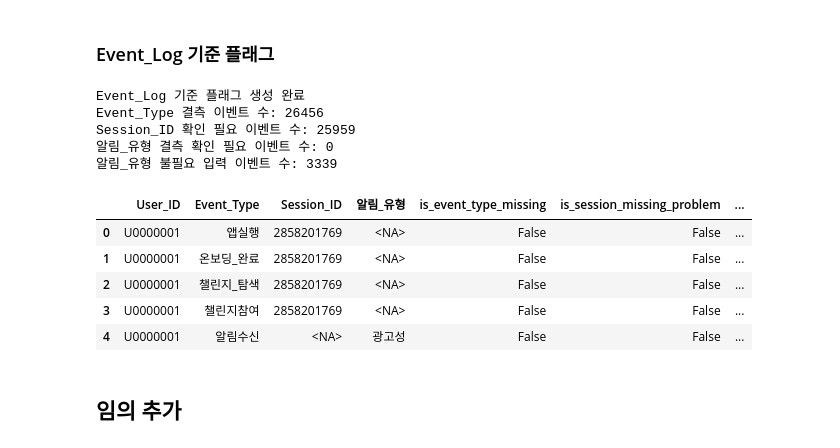
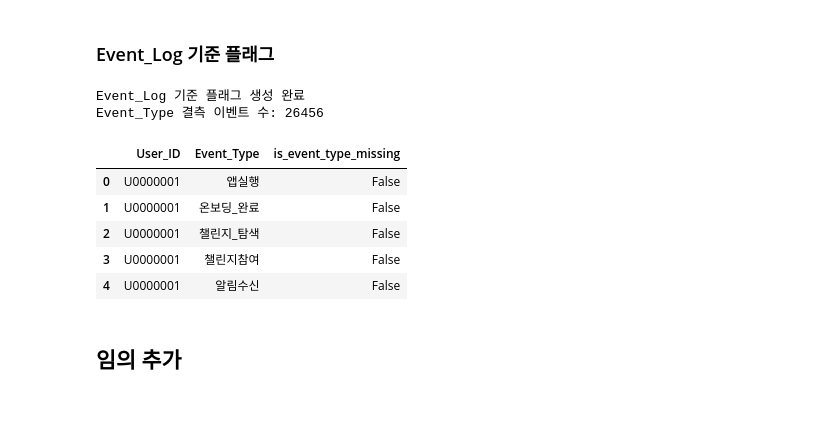
Before and after one commit to leegolem/Anti-Churn-Committee, a Jupyter notebook: notebooks/99_final/final_preprocessed_v1.ipynb, the cells around one changed output. Cells and saved outputs as stored; diff of their text form; code cells hidden in the pictures; blank space fills up the shorter version.

```diff
--- a/notebooks/99_final/final_preprocessed_v1.ipynb
+++ b/notebooks/99_final/final_preprocessed_v1.ipynb
@@ -616,63 +579,33 @@ User_Profile 기준 이상치 플래그 생성 완료
 # %%
 # ============================================================
 # 추가 플래그 생성
 # - Event_Log 기준 플래그
 # ============================================================
 
 # Event_Type 결측 확인 플래그
 event_log["is_event_type_missing"] = event_log["Event_Type"].isna()
 
-# Session_ID 결측 확인 플래그
-# 단, 알림수신/알림오픈 이벤트는 Session_ID가 없어도 정상일 수 있으므로 제외
-event_log["is_session_missing_problem"] = (
-    event_log["Session_ID"].isna()
-    & ~event_log["Event_Type"].isin(notification_events)
-)
-
-# 알림 이벤트인데 알림_유형이 비어 있는 경우
-event_log["is_notification_type_missing_problem"] = (
-    event_log["Event_Type"].isin(notification_events)
-    & event_log["알림_유형"].isna()
-)
-
-# 알림 이벤트가 아닌데 알림_유형 값이 들어간 경우
-event_log["is_notification_type_unnecessary"] = (
-    ~event_log["Event_Type"].isin(notification_events)
-    & event_log["알림_유형"].notna()
-)
-
 print("Event_Log 기준 플래그 생성 완료")
 print("Event_Type 결측 이벤트 수:", event_log["is_event_type_missing"].sum())
-print("Session_ID 확인 필요 이벤트 수:", event_log["is_session_missing_problem"].sum())
-print("알림_유형 결측 확인 필요 이벤트 수:", event_log["is_notification_type_missing_problem"].sum())
-print("알림_유형 불필요 입력 이벤트 수:", event_log["is_notification_type_unnecessary"].sum())
 
 display(
     event_log[
         [
             "User_ID",
             "Event_Type",
-            "Session_ID",
-            "알림_유형",
-            "is_event_type_missing",
-            "is_session_missing_problem",
-            "is_notification_type_missing_problem",
-            "is_notification_type_unnecessary"
+            "is_event_type_missing"
         ]
     ].head()
 )
 # %% [output]
 Event_Log 기준 플래그 생성 완료
 Event_Type 결측 이벤트 수: 26456
-Session_ID 확인 필요 이벤트 수: 25959
-알림_유형 결측 확인 필요 이벤트 수: 0
-알림_유형 불필요 입력 이벤트 수: 3339
-|  | User_ID | Event_Type | Session_ID | 알림_유형 | is_event_type_missing | is_session_missing_problem | ... |
-| 0 | U0000001 | 앱실행 | 2858201769 | <NA> | False | False | ... |
-| 1 | U0000001 | 온보딩_완료 | 2858201769 | <NA> | False | False | ... |
-| 2 | U0000001 | 챌린지_탐색 | 2858201769 | <NA> | False | False | ... |
-| 3 | U0000001 | 챌린지참여 | 2858201769 | <NA> | False | False | ... |
-| 4 | U0000001 | 알림수신 | <NA> | 광고성 | False | False | ... |
+|  | User_ID | Event_Type | is_event_type_missing |
+| 0 | U0000001 | 앱실행 | False |
+| 1 | U0000001 | 온보딩_완료 | False |
+| 2 | U0000001 | 챌린지_탐색 | False |
+| 3 | U0000001 | 챌린지참여 | False |
+| 4 | U0000001 | 알림수신 | False |
 # %% [markdown]
 ## 임의 추가
 # %%
```
Also changed, not shown: parts of 4 cells of this notebook.
